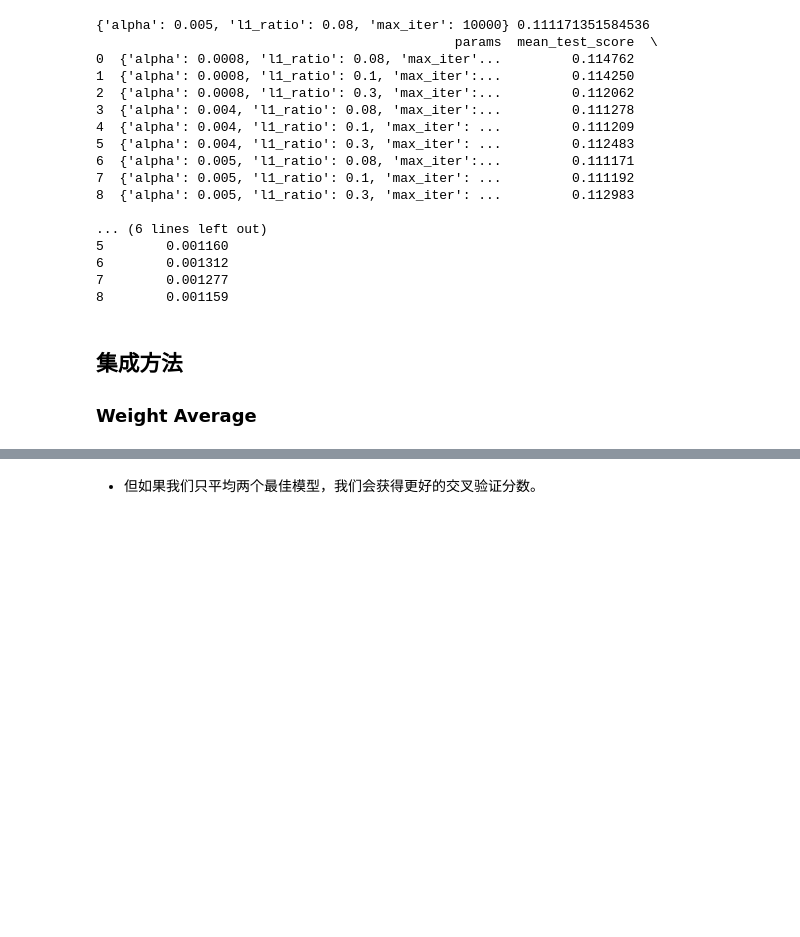
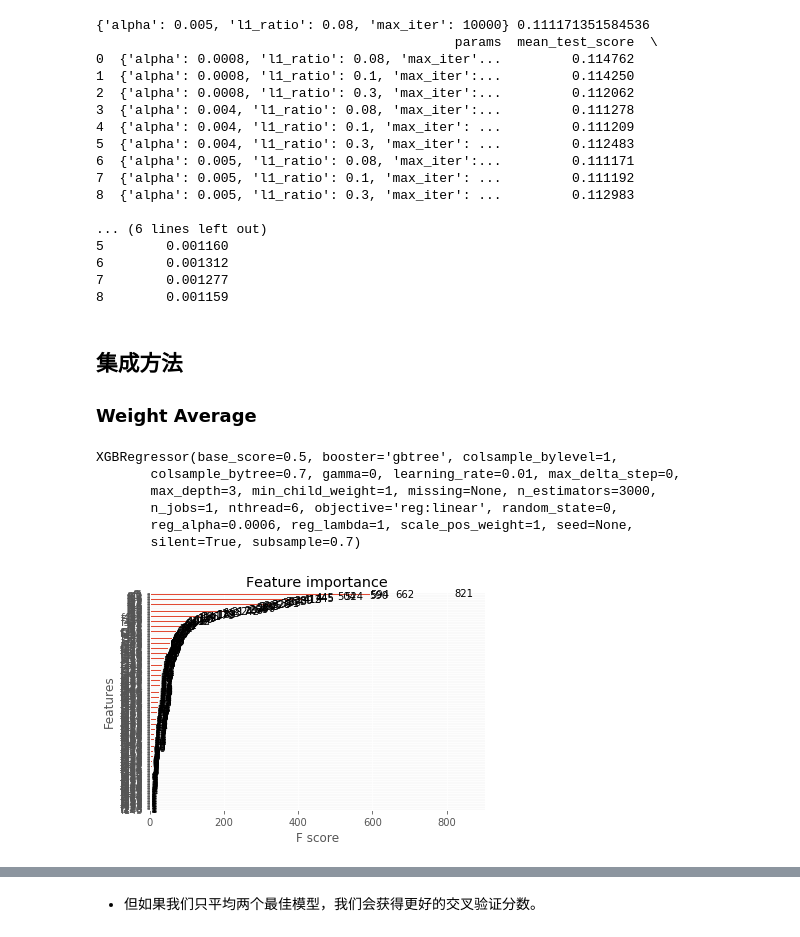
Before and after one commit to zingp/kaggle, a Jupyter notebook: LosAngelesHousePricesForecast/pca.ipynb, the cells around one changed output, grey strips where cells are left out. Drawn from its saved outputs; the diff is of its cells as text; code cells hidden in the pictures; blank space fills up the shorter version.

```diff
--- a/LosAngelesHousePricesForecast/pca.ipynb
+++ b/LosAngelesHousePricesForecast/pca.ipynb
@@ -909,3 +911,12 @@ xgb = XGBRegressor(objective='reg:linear',
                         subsample=0.7,
                         reg_alpha=0.0006,
                         nthread=6)
+# %%
+xgb.fit(X_scaled,y_log)
+# %% [output]
+XGBRegressor(base_score=0.5, booster='gbtree', colsample_bylevel=1,
+       colsample_bytree=0.7, gamma=0, learning_rate=0.01, max_delta_step=0,
+       max_depth=3, min_child_weight=1, missing=None, n_estimators=3000,
+       n_jobs=1, nthread=6, objective='reg:linear', random_state=0,
+       reg_alpha=0.0006, reg_lambda=1, scale_pos_weight=1, seed=None,
+       silent=True, subsample=0.7)
@@ -911,0 +925,7 @@ xgb = XGBRegressor(objective='reg:linear',
+# %%
+from xgboost import plot_importance
+from matplotlib import pyplot
+plot_importance(xgb)
+pyplot.show()
+# %% [output]
+[figure, added]
```
Also changed, not shown: parts of 7 cells of this notebook.
